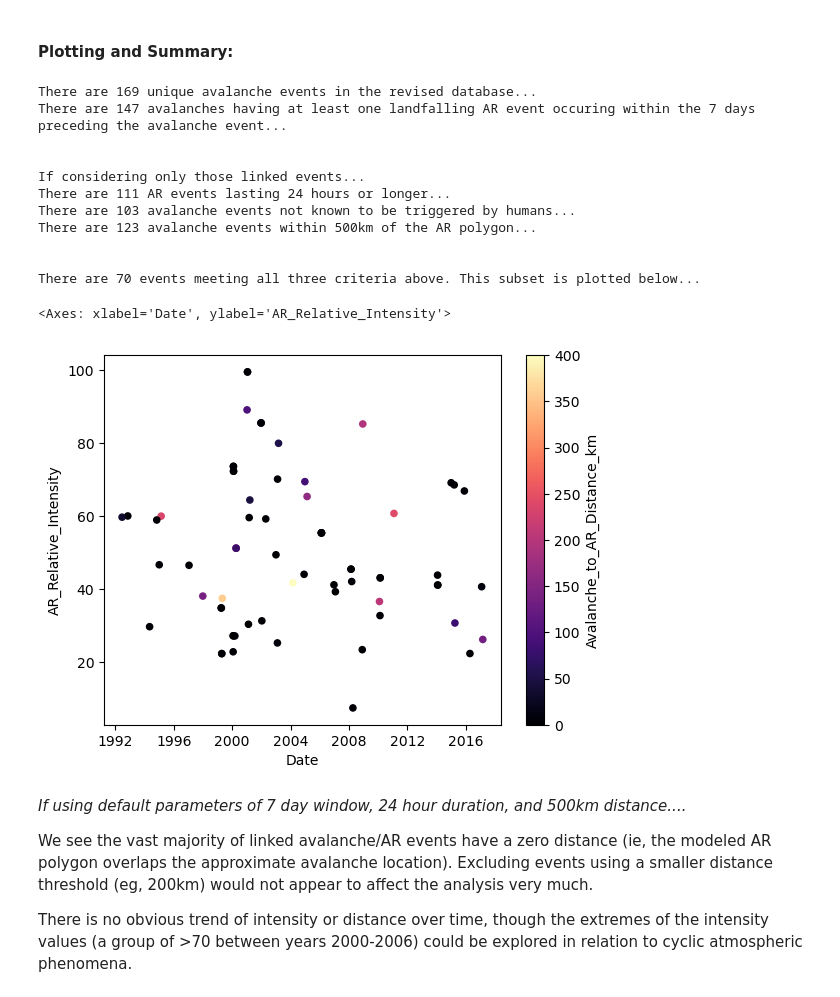
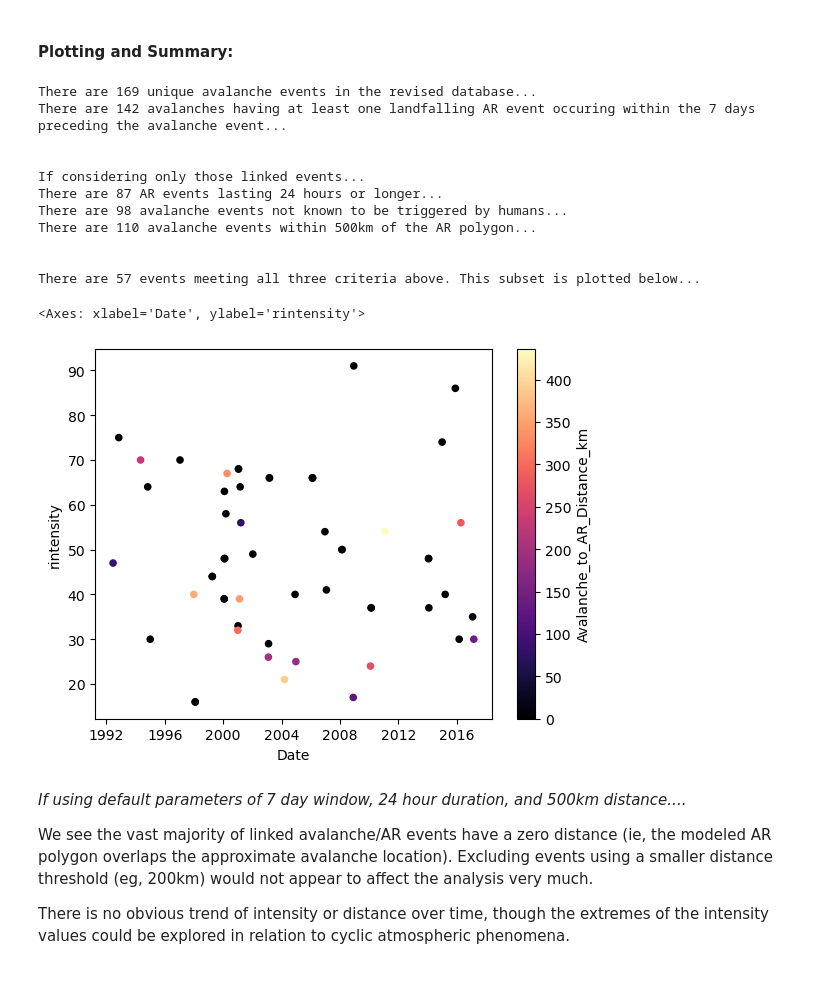
Before and after one commit to ua-snap/ar_avalanche, a Jupyter notebook: AR_avalanche_exploration.ipynb, the cells around one changed output. Drawn from its saved outputs; the diff is of its cells as text; code cells hidden in the pictures.

```diff
--- a/AR_avalanche_exploration.ipynb
+++ b/AR_avalanche_exploration.ipynb
@@ -34,17 +38,6 @@ from config import landfall_events_shp, ak_pts, avy_db
 ak_pts = pd.read_csv(ak_pts)
 avy = pd.read_csv(avy_db, skiprows=1)
 ars = gpd.read_file(landfall_events_shp)
-# %%
-#compute duration of each event and event intensity (strength/duration)
-ars['start'] = pd.to_datetime(ars['start'])
-ars['end'] = pd.to_datetime(ars['end'])
-
-for i in ars.index:
-    #after subtracting, add 6hrs as minimum event length.... this assures a single timestep event is not zero duration!
-    ars.loc[i, 'Duration_hrs'] = ((ars['end'][i]-ars['start'][i]).total_seconds()/3600) + 6
-
-ars['AR_Total_Intensity'] = ars['sumtot_str']/ars['Duration_hrs']
-ars['AR_Relative_Intensity'] = ars['sumrel_str']/ars['Duration_hrs']
 # %%
 #join avalanche db to AK points, clean table for processing, and add geometry using lat/lon info
 df = avy.merge(ak_pts, how='left', left_on='Loc', right_on='name')
@@ -160,36 +153,36 @@ print("There are " + str(len(result[(~result['AR_Event_ID'].isna())])) + " avala
 print("\n")
 
 print("If considering only those linked events...")
-print("There are " + str(len((result[(result['Duration_hrs'] >= dur_min)]))) + " AR events lasting " + str(dur_min) + " hours or longer...")
+print("There are " + str(len((result[(result['dur_hrs'] >= dur_min)]))) + " AR events lasting " + str(dur_min) + " hours or longer...")
 print("There are " + str(len(result[(~result['AR_Event_ID'].isna()) & (result['Trigger'] != 'Human')])) + " avalanche events not known to be triggered by humans...")
 print("There are " + str(len(result[(~result['AR_Event_ID'].isna()) & (result['Avalanche_to_AR_Distance_km'] < dist_max)])) + " avalanche events within " + str(dist_max) + "km of the AR polygon...")
 print("\n")
 
-print("There are " + str(len(result[(~result['AR_Event_ID'].isna()) & (result['Duration_hrs'] >= dur_min) & (result['Trigger'] != 'Human') & (result['Avalanche_to_AR_Distance_km'] < dist_max)])) + " events meeting all three criteria above. This subset is plotted below...")
+print("There are " + str(len(result[(~result['AR_Event_ID'].isna()) & (result['dur_hrs'] >= dur_min) & (result['Trigger'] != 'Human') & (result['Avalanche_to_AR_Distance_km'] < dist_max)])) + " events meeting all three criteria above. This subset is plotted below...")
 # %% [output]
 There are 169 unique avalanche events in the revised database...
-There are 147 avalanches having at least one landfalling AR event occuring within the 7 days preceding the avalanche event...
+There are 142 avalanches having at least one landfalling AR event occuring within the 7 days preceding the avalanche event...
 
 
 If considering only those linked events...
-There are 111 AR events lasting 24 hours or longer...
-There are 103 avalanche events not known to be triggered by humans...
-There are 123 avalanche events within 500km of the AR polygon...
+There are 87 AR events lasting 24 hours or longer...
+There are 98 avalanche events not known to be triggered by humans...
+There are 110 avalanche events within 500km of the AR polygon...
 
 
-There are 70 events meeting all three criteria above. This subset is plotted below...
+There are 57 events meeting all three criteria above. This subset is plotted below...
 # %%
 # plot intensity over time, with distance for context
 result[(~result['AR_Event_ID'].isna()) &
-(result['Duration_hrs'] >= dur_min) &
+(result['dur_hrs'] >= dur_min) &
 (result['Trigger'] != 'Human') &
-(result['Avalanche_to_AR_Distance_km'] < dist_max)].plot.scatter('Date', 'AR_Relative_Intensity', c='Avalanche_to_AR_Distance_km', colormap='magma')
+(result['Avalanche_to_AR_Distance_km'] < dist_max)].plot.scatter('Date', 'rintensity', c='Avalanche_to_AR_Distance_km', colormap='magma')
 # %% [output]
-<Axes: xlabel='Date', ylabel='AR_Relative_Intensity'>
+<Axes: xlabel='Date', ylabel='rintensity'>
-[figure, old version]
+[figure, new version]
 # %% [markdown]
 _If using default parameters of 7 day window, 24 hour duration, and 500km distance...._
 
 We see the vast majority of linked avalanche/AR events have a zero distance (ie, the modeled AR polygon overlaps the approximate avalanche location). Excluding events using a smaller distance threshold (eg, 200km) would not appear to affect the analysis very much.
 
-There is no obvious trend of intensity or distance over time, though the extremes of the intensity values (a group of >70 between years 2000-2006) could be explored in relation to cyclic atmospheric phenomena.
+There is no obvious trend of intensity or distance over time, though the extremes of the intensity values could be explored in relation to cyclic atmospheric phenomena.
```
Also changed, not shown: parts of 3 cells of this notebook, 1 other file.
